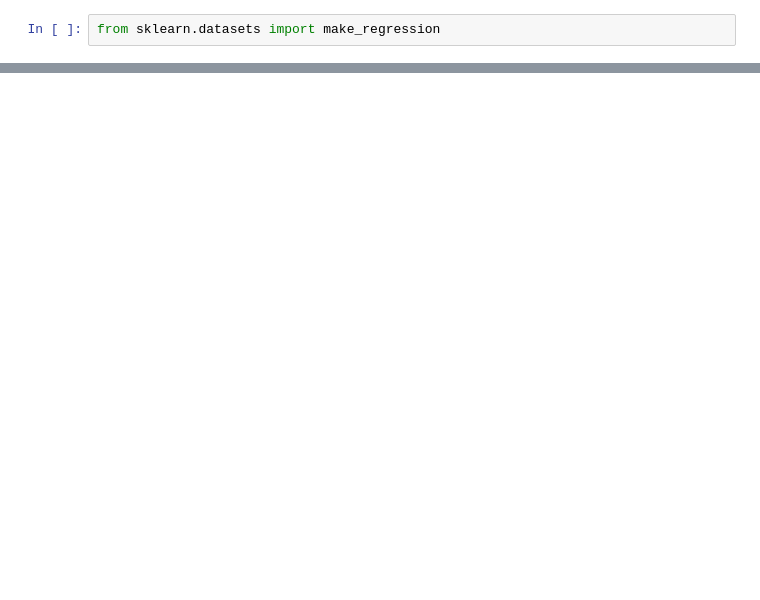
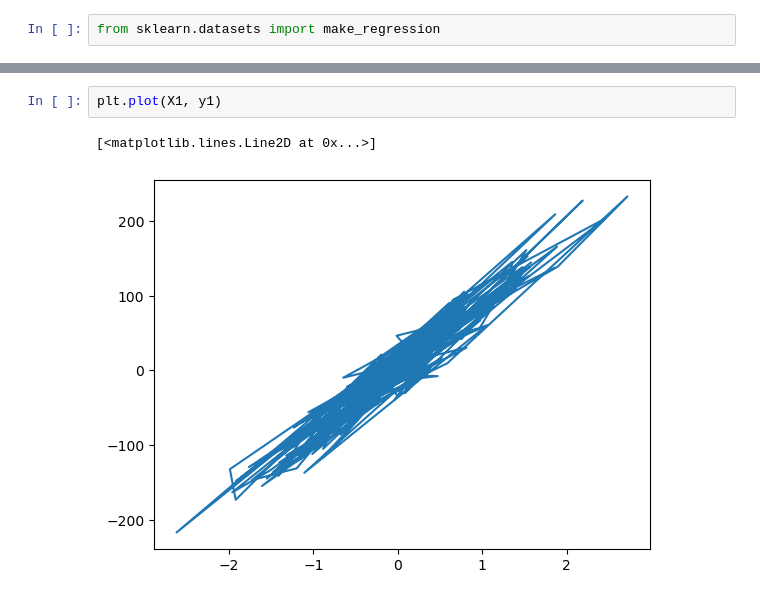
Before and after one commit to SahashRaee/Machine_Learning_Notebooks, a Jupyter notebook: Untitled.ipynb, the cells around one changed output, grey strips where cells are left out. Drawn from its saved outputs; the diff is of its cells as text; blank space fills up the shorter version.

```diff
--- a/Untitled.ipynb
+++ b/Untitled.ipynb
@@ -55,0 +47,5 @@ regressor.intercept_
+# %%
+plt.plot(X1, y1)
+# %% [output]
+[<matplotlib.lines.Line2D at 0x...>]
+[figure, added]
```
Also changed, not shown: parts of 28 cells of this notebook, 3 other files.
